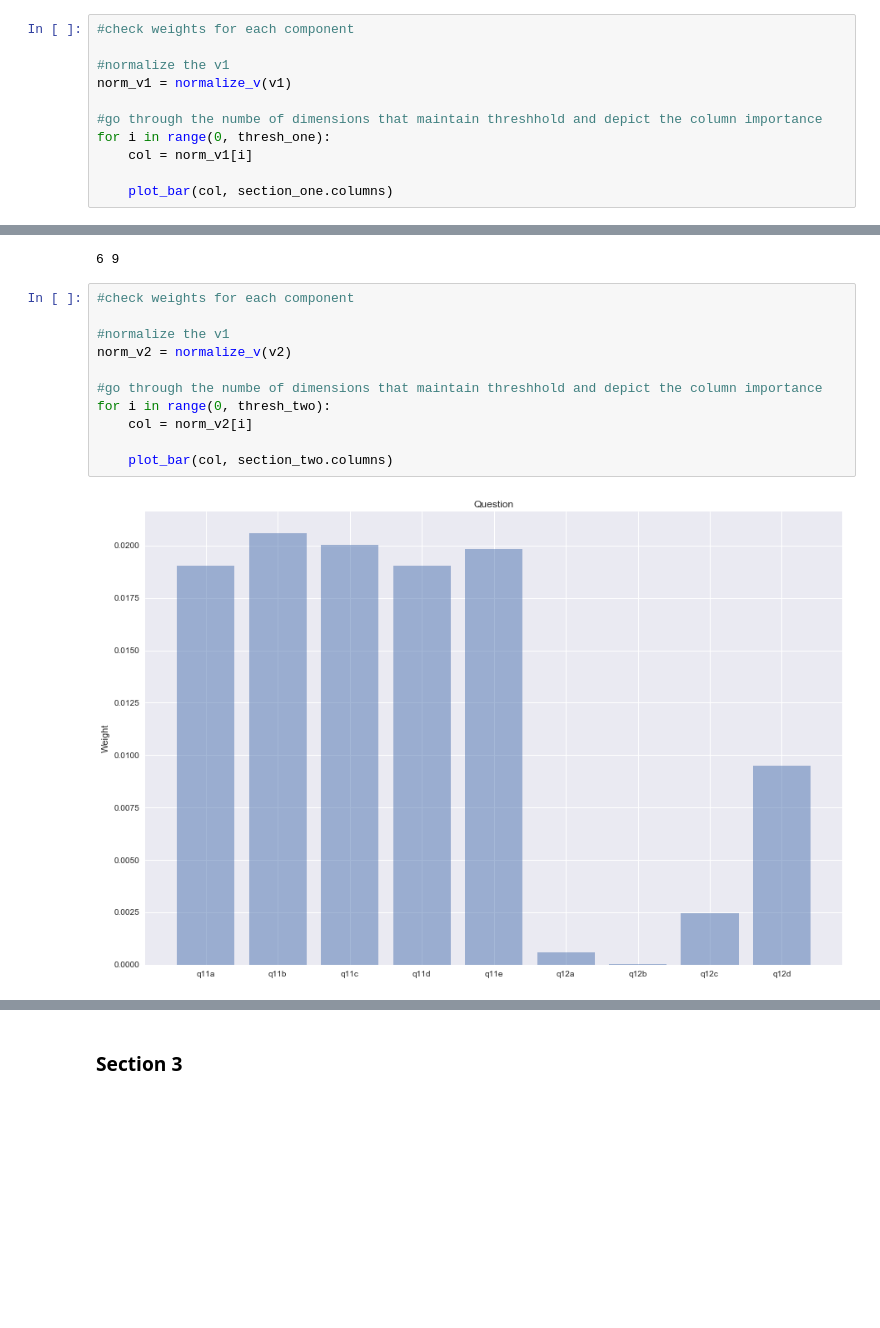
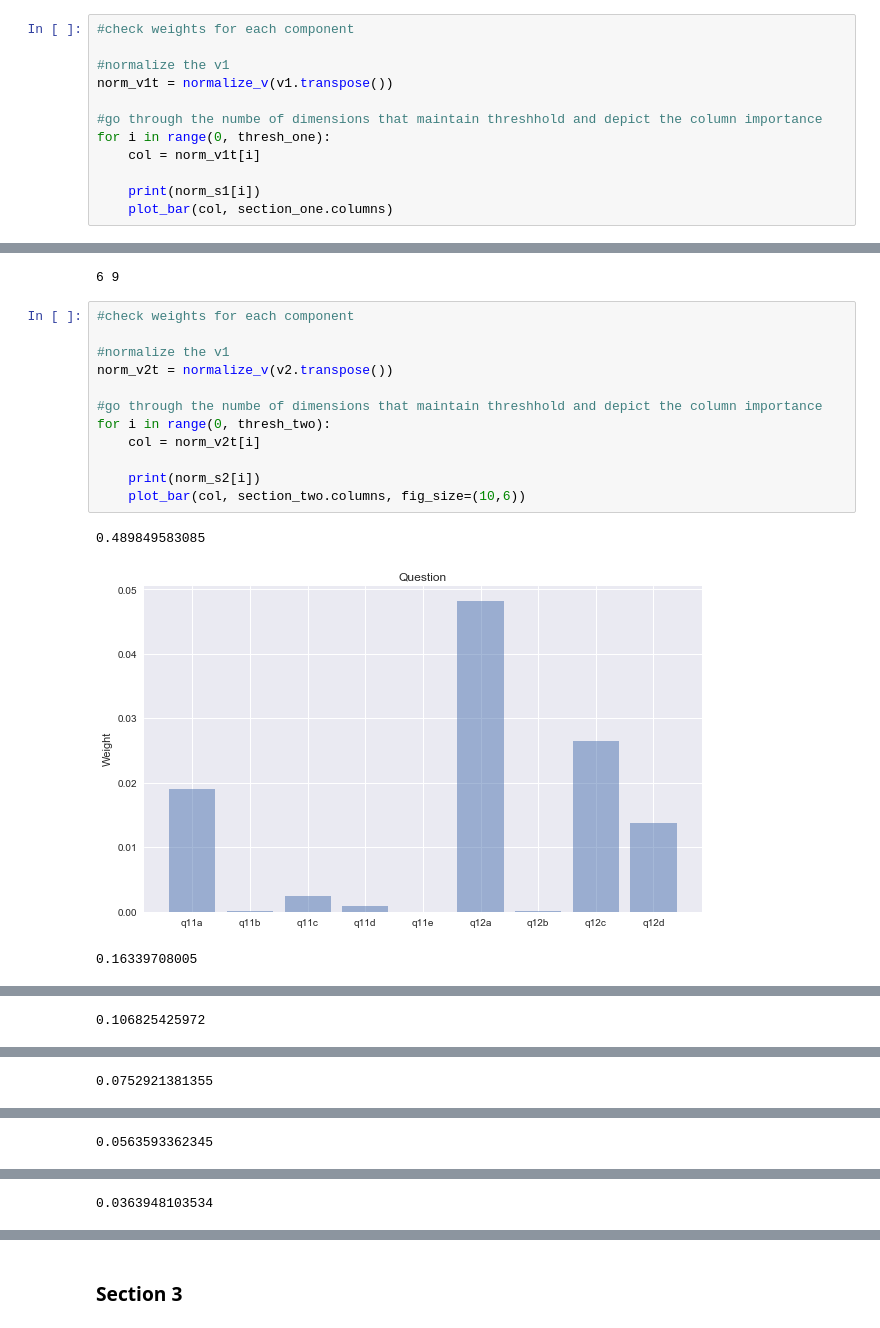
Before and after one commit to niniko1997/sjsp, a Jupyter notebook: analysis_notebooks/svd_rf.ipynb, the cells around one changed output, grey strips where cells are left out. Cells and saved outputs as stored; diff of their text form; blank space fills up the shorter version.

Commit message:
fixed transpose bug

```diff
--- a/analysis_notebooks/svd_rf.ipynb
+++ b/analysis_notebooks/svd_rf.ipynb
@@ -156,11 +160,12 @@ print(thresh_one, len(norm_s1))
 #check weights for each component
 
 #normalize the v1
-norm_v1 = normalize_v(v1)
+norm_v1t = normalize_v(v1.transpose())
 
 #go through the numbe of dimensions that maintain threshhold and depict the column importance
 for i in range(0, thresh_one):
-    col = norm_v1[i]
+    col = norm_v1t[i]
 
+    print(norm_s1[i])
     plot_bar(col, section_one.columns)
 # %% [output]
@@ -224,13 +229,16 @@ print(thresh_two, len(norm_s2))
 # %%
 #check weights for each component
 
 #normalize the v1
-norm_v2 = normalize_v(v2)
+norm_v2t = normalize_v(v2.transpose())
 
 #go through the numbe of dimensions that maintain threshhold and depict the column importance
 for i in range(0, thresh_two):
-    col = norm_v2[i]
+    col = norm_v2t[i]
 
-    plot_bar(col, section_two.columns)
+    print(norm_s2[i])
+    plot_bar(col, section_two.columns, fig_size=(10,6))
 # %% [output]
+0.489849583085
-[figure, old version]
+[figure, new version]
+0.16339708005
@@ -237,0 +246 @@ for i in range(0, thresh_two):
+0.106825425972
@@ -238,0 +248 @@ for i in range(0, thresh_two):
+0.0752921381355
@@ -239,0 +250 @@ for i in range(0, thresh_two):
+0.0563593362345
@@ -240,0 +252 @@ for i in range(0, thresh_two):
+0.0363948103534
```
Also changed, not shown: parts of 5 cells of this notebook.
